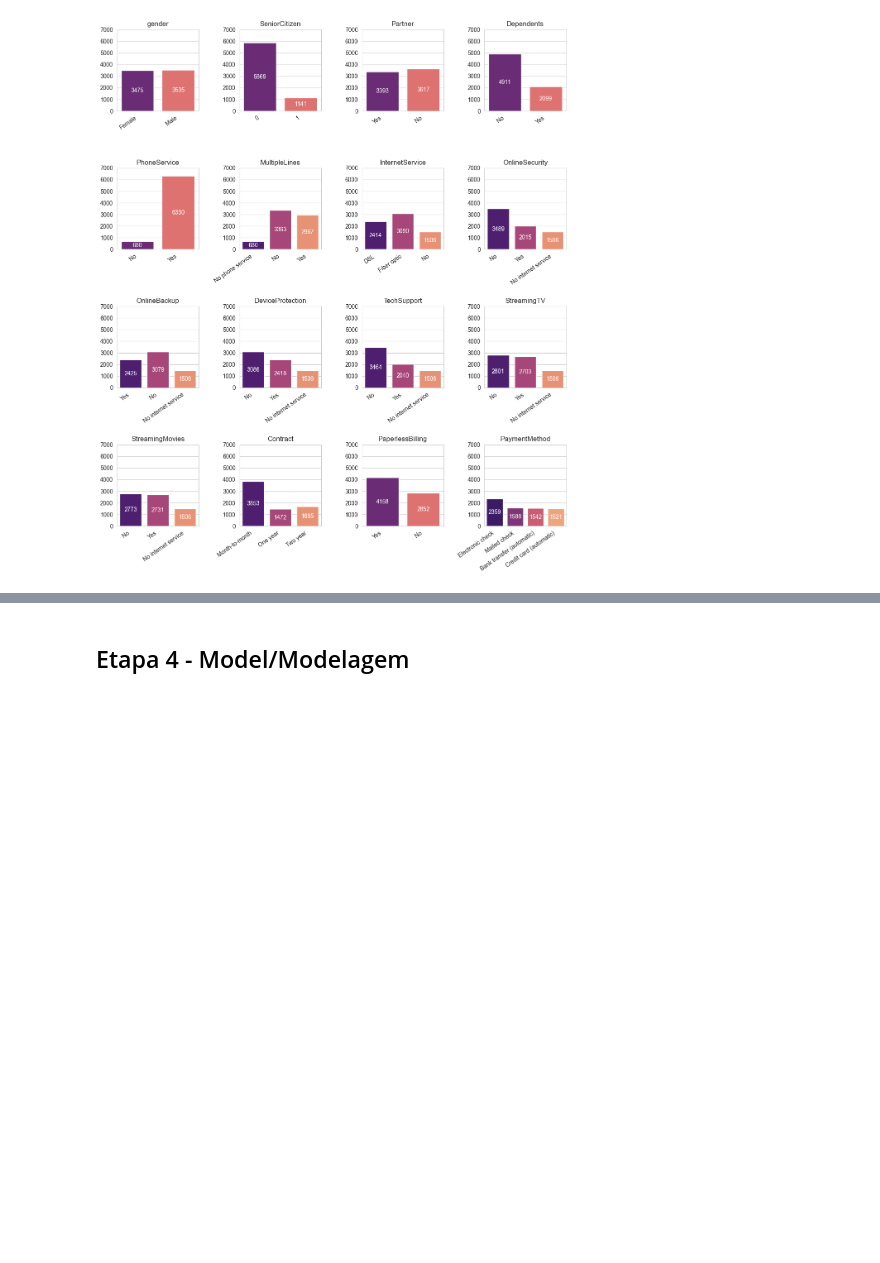
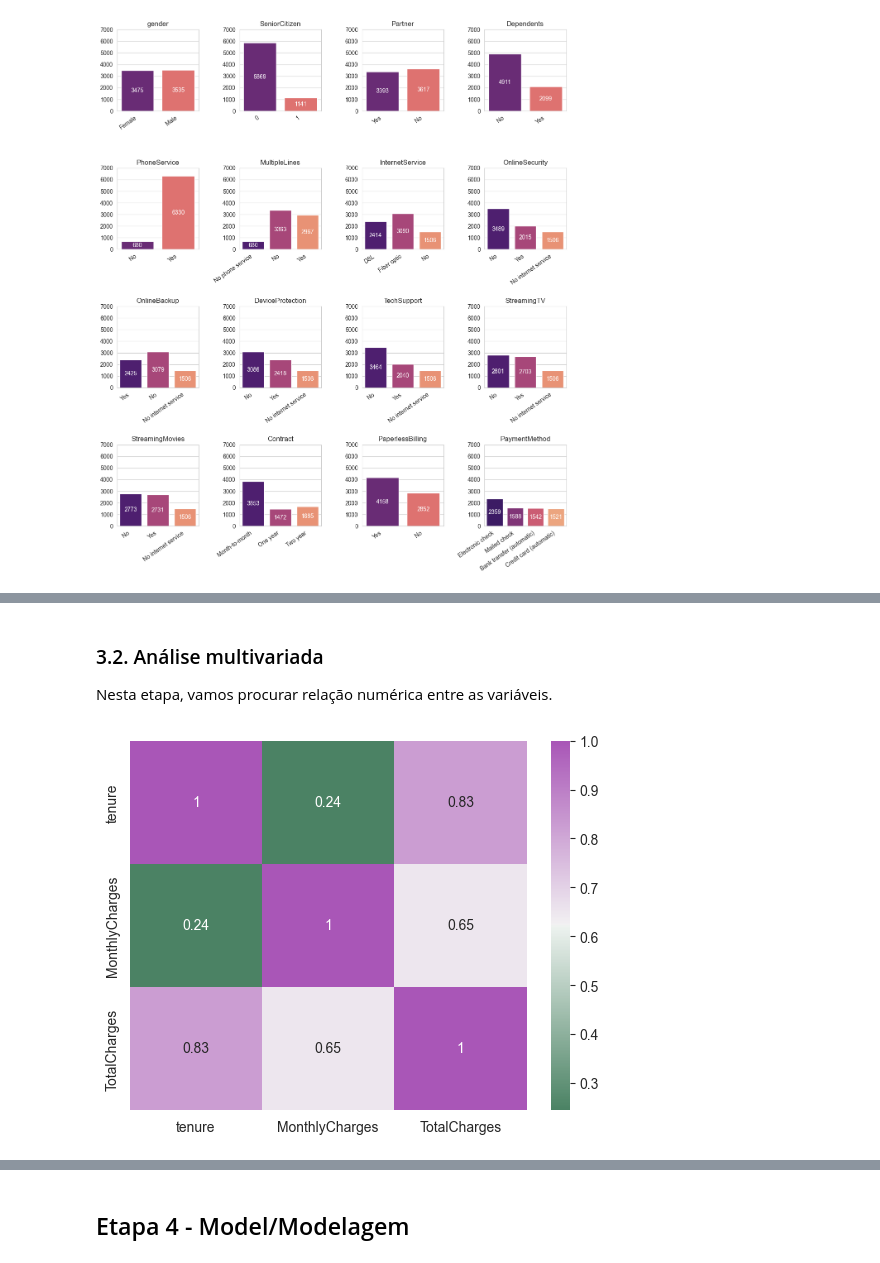
Before and after one commit to eloabe/churn-analysis, a Jupyter notebook: notebook1.ipynb, the cells around one changed output, grey strips where cells are left out. Cells and saved outputs as stored; diff of their text form; code cells hidden in the pictures; blank space fills up the shorter version.

```diff
--- a/notebook1.ipynb
+++ b/notebook1.ipynb
@@ -262,0 +308,13 @@ Em uma primeira análise na distribuição de cada variável, podemos notar que
+# %% [markdown]
+### 3.2. Análise multivariada
+
+Nesta etapa, vamos procurar relação numérica entre as variáveis.
+# %%
+#Correlação entre as variáveis numericas
+mypalette = sns.diverging_palette(145, 300, s=60, as_cmap=True)
+
+sns.heatmap(df.corr(), cmap = mypalette, annot = True)
+
+plt.show()
+# %% [output]
+[figure, added]
```
Also changed, not shown: parts of 16 cells of this notebook.
